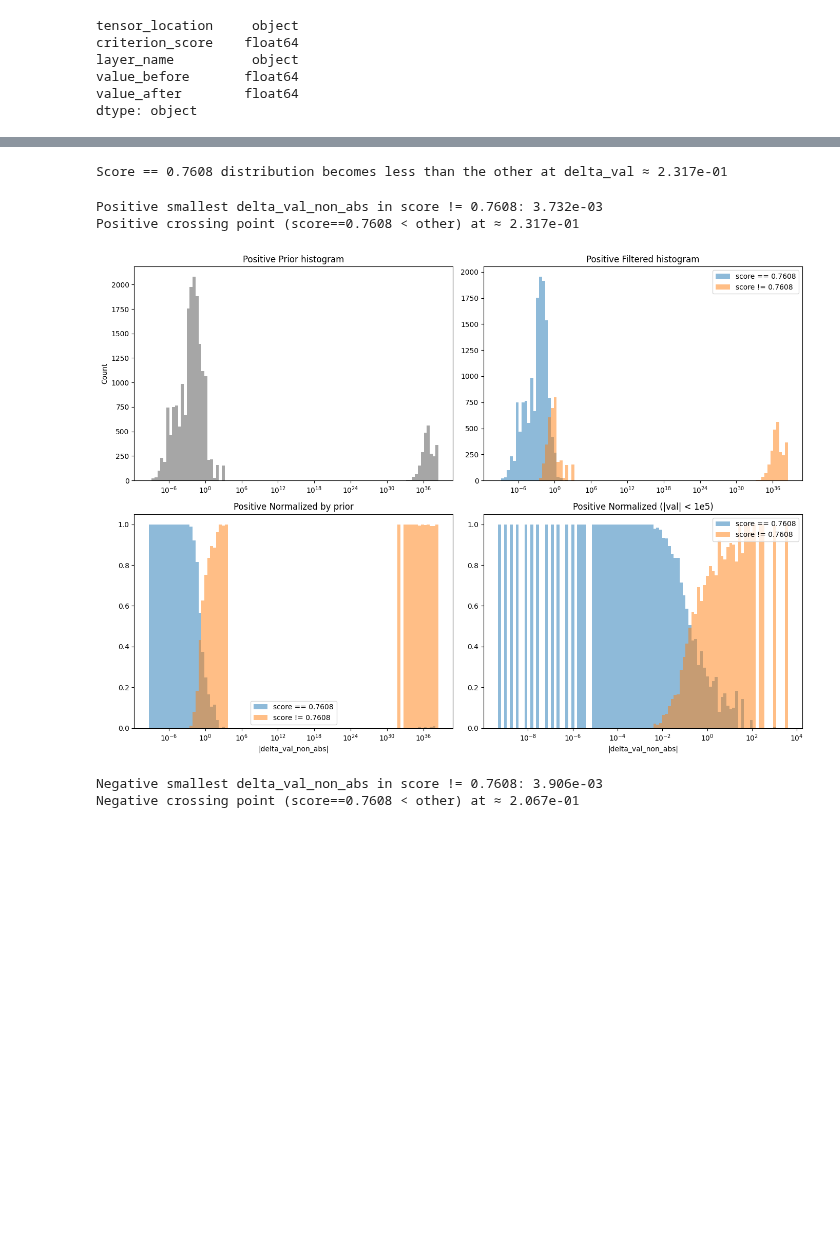
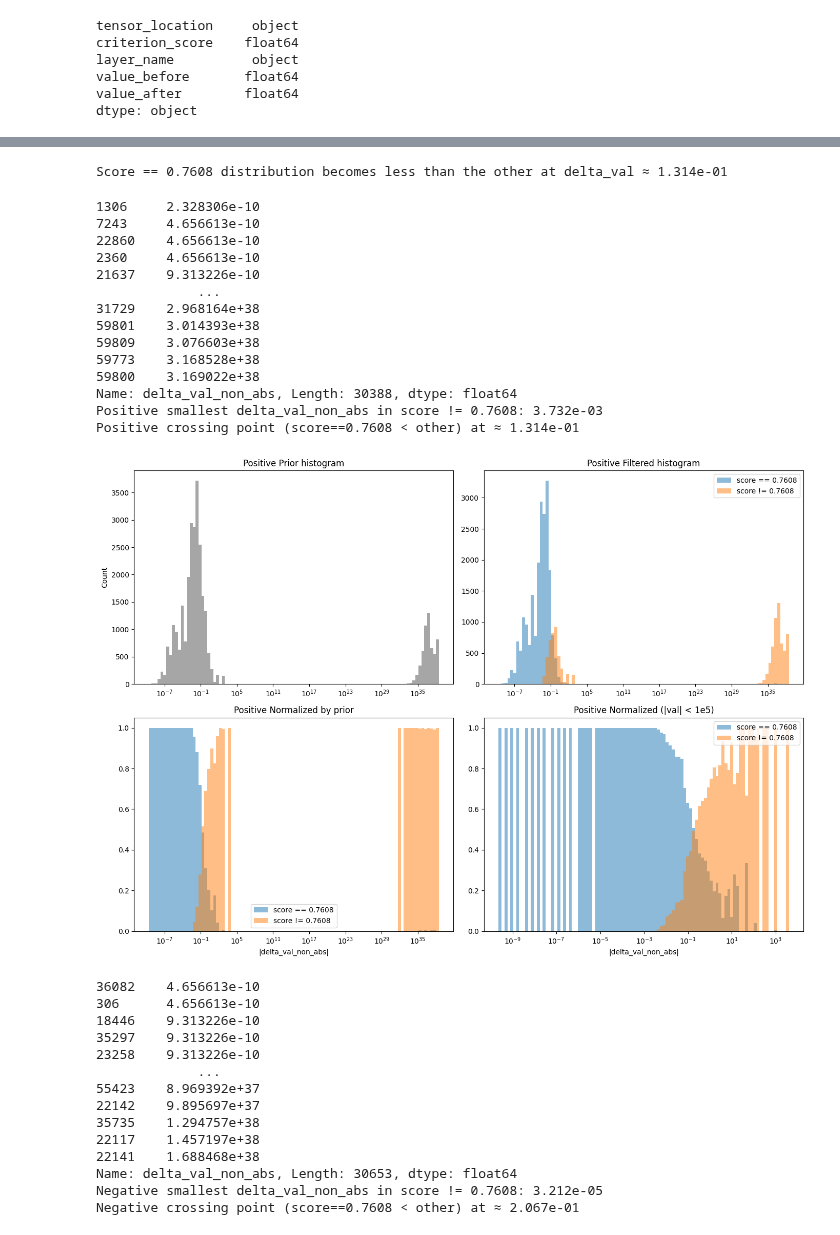
Before and after one commit to wd7512/seu-injection-framework, a Jupyter notebook: Research/results_analysis_final deltas v2.ipynb, the cells around one changed output, grey strips where cells are left out. Cells and saved outputs as stored; diff of their text form; code cells hidden in the pictures; blank space fills up the shorter version.

```diff
--- a/Research/results_analysis_final deltas v2.ipynb
+++ b/Research/results_analysis_final deltas v2.ipynb
@@ -61,6 +61,8 @@ value_before       float64
 value_after        float64
 dtype: object
 # %%
+df = df.dropna()
+
 from math import log10, floor
 def round_to_1(x):
     return round(x, -int(floor(log10(abs(x)))))
@@ -154,6 +172,8 @@ Name: count, dtype: int64
 import matplotlib.pyplot as plt
 import numpy as np
 import pandas as pd
+
+df['criterion_score'] = 0.7608 - df['criterion_score']
 
 bin_edges = np.logspace(-9, 4, num=14)
 df['delta_bin'] = pd.cut(df['delta_val'], bins=bin_edges, right=False)
@@ -174,9 +194,9 @@ ax.plot(range(1, len(means)+1), means, marker='o', color='red', linestyle='-', l
 
 ax.set_xticks(range(1, len(labels)+1))
 ax.set_xticklabels(labels, rotation=90)
-ax.set_xlabel('delta_val bins (powers of 10)')
-ax.set_ylabel('criterion_score')
-ax.set_title('Boxplot of criterion_score against absolute change in tensor value')
+ax.set_xlabel('norm bins (powers of 10)')
+ax.set_ylabel('Test Delta')
+ax.set_title('Boxplots of Test Delta against absolute change in tensor value (norm)')
 
 # Add sample counts above each boxplot
 for i, count in enumerate(counts, start=1):
@@ -185,5 +205,8 @@ for i, count in enumerate(counts, start=1):
 ax.grid(axis='y', linestyle='--', linewidth=0.5)
 ax.legend()
 plt.tight_layout()
+plt.savefig("Boxplot_accuracy_norm.pdf")
 plt.show()
+
+df['criterion_score'] = df['criterion_score'] + 0.7608
 # %% [output]
@@ -294,7 +316,7 @@ axs[1, 0].set_ylabel('Rel. Frequency')
 axs[1, 0].legend()
 
 # Plot 4: Normalized, thresholded
-threshold_mask = df["delta_val"] < 1e5
+threshold_mask = (df["delta_val"] < 100) & (df["delta_val"] > 0.001)
 vals_all_th = df.loc[threshold_mask, "delta_val"]
 vals1_th = df[(df["criterion_score"] == score_val) & threshold_mask]["delta_val"]
 vals2_th = df[(df["criterion_score"] != score_val) & threshold_mask]["delta_val"]
@@ -332,7 +354,7 @@ if len(indices) > 0:
 else:
     print("No crossing point found where score == 0.7608 distribution becomes less than the other.")
 # %% [output]
-Score == 0.7608 distribution becomes less than the other at delta_val ≈ 2.317e-01
+Score == 0.7608 distribution becomes less than the other at delta_val ≈ 1.314e-01
 # %%
 def plot_distributions(df, value_col, score_val=0.7608, sign='positive'):
     import numpy as np
@@ -349,9 +371,12 @@ def plot_distributions(df, value_col, score_val=0.7608, sign='positive'):
         title_prefix = 'Negative'
         x_transform = lambda x: -x
     else:
-        raise ValueError("sign must be 'positive' or 'negative'")
+        mask = df[value_col] > 0
+        title_prefix = ''
+        x_transform = lambda x: x
 
     vals_all = x_transform(df.loc[mask, value_col])
+    print(vals_all)
     vals1 = x_transform(df.loc[mask & (df["criterion_score"] == score_val), value_col])
     vals2 = x_transform(df.loc[mask & (df["criterion_score"] != score_val), value_col])
 
@@ -400,34 +425,59 @@ def plot_distributions(df, value_col, score_val=0.7608, sign='positive'):
     axs[0, 0].set_title(f'{title_prefix} Prior histogram')
     axs[0, 0].set_ylabel('Count')
 
     axs[0, 1].bar(edges[:-1], hist1, width=widths, align='edge', alpha=0.5, label=f'score == {score_val}')
     axs[0, 1].bar(edges[:-1], hist2, width=widths, align='edge', alpha=0.5, label=f'score != {score_val}')
     axs[0, 1].set_xscale('log')
     axs[0, 1].set_title(f'{title_prefix} Filtered histogram')
     axs[0, 1].legend()
 
     axs[1, 0].bar(edges[:-1], norm_hist1, width=widths, align='edge', alpha=0.5, label=f'score == {score_val}')
     axs[1, 0].bar(edges[:-1], norm_hist2, width=widths, align='edge', alpha=0.5, label=f'score != {score_val}')
     axs[1, 0].set_xscale('log')
     axs[1, 0].set_title(f'{title_prefix} Normalized by prior')
     axs[1, 0].set_xlabel('|delta_val_non_abs|')
     axs[1, 0].legend()
 
     axs[1, 1].bar(edges_th[:-1], norm_hist1_th, width=widths_th, align='edge', alpha=0.5, label=f'score == {score_val}')
     axs[1, 1].bar(edges_th[:-1], norm_hist2_th, width=widths_th, align='edge', alpha=0.5, label=f'score != {score_val}')
     axs[1, 1].set_xscale('log')
     axs[1, 1].set_title(f'{title_prefix} Normalized (|val| < 1e5)')
     axs[1, 1].set_xlabel('|delta_val_non_abs|')
     axs[1, 1].legend()
 
     plt.tight_layout()
     plt.show()
 
 plot_distributions(df, value_col="delta_val_non_abs", sign='positive')
 plot_distributions(df, value_col="delta_val_non_abs", sign='negative')
+plot_distributions(df, value_col="delta_val", sign='')
 # %% [output]
+1306     2.328306e-10
+7243     4.656613e-10
+22860    4.656613e-10
+2360     4.656613e-10
+21637    9.313226e-10
+             ...
+31729    2.968164e+38
+59801    3.014393e+38
+59809    3.076603e+38
+59773    3.168528e+38
+59800    3.169022e+38
+Name: delta_val_non_abs, Length: 30388, dtype: float64
 Positive smallest delta_val_non_abs in score != 0.7608: 3.732e-03
-Positive crossing point (score==0.7608 < other) at ≈ 2.317e-01
+Positive crossing point (score==0.7608 < other) at ≈ 1.314e-01
-[figure, old version]
+[figure, new version]
-Negative smallest delta_val_non_abs in score != 0.7608: 3.906e-03
+36082    4.656613e-10
+306      4.656613e-10
+18446    9.313226e-10
+35297    9.313226e-10
+23258    9.313226e-10
+             ...
+55423    8.969392e+37
+22142    9.895697e+37
+35735    1.294757e+38
+22117    1.457197e+38
+22141    1.688468e+38
+Name: delta_val_non_abs, Length: 30653, dtype: float64
+Negative smallest delta_val_non_abs in score != 0.7608: 3.212e-05
 Negative crossing point (score==0.7608 < other) at ≈ 2.067e-01
```
Also changed, not shown: parts of 11 cells of this notebook, 13 other files.
